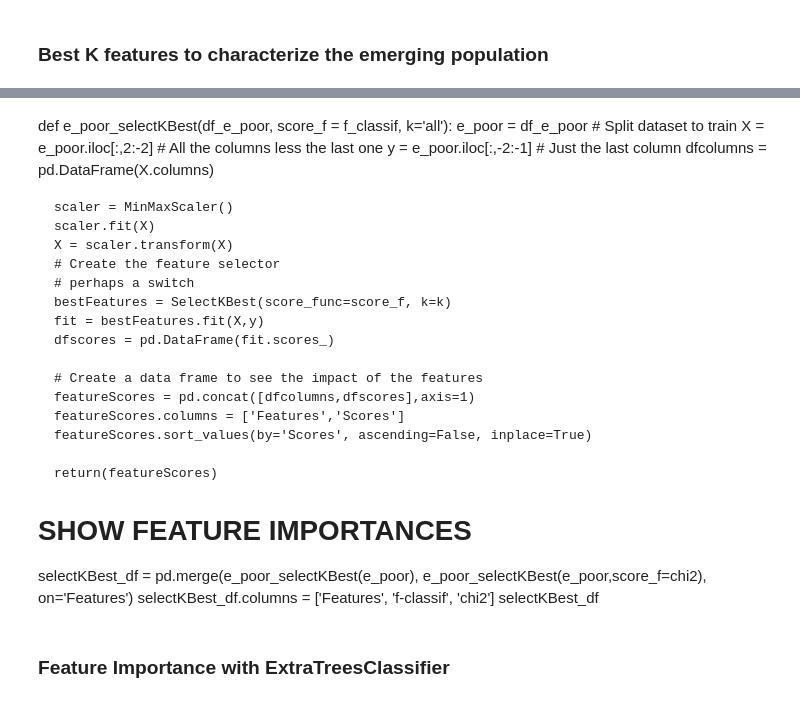
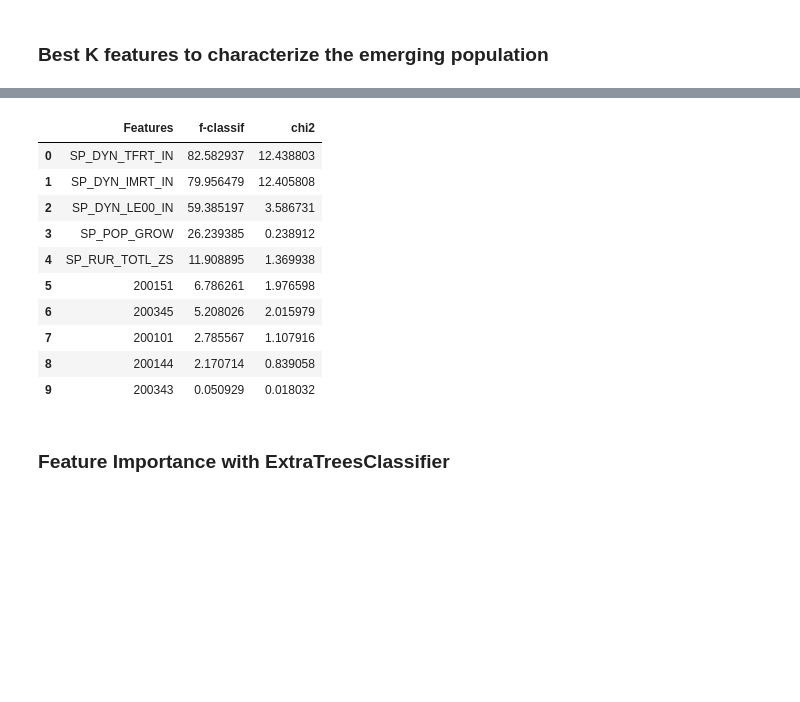
Before and after one commit to aaronabebe/DOPP, a Jupyter notebook: THE_NOTEBOOK_3.ipynb, the cells around one changed output, grey strips where cells are left out. Drawn from its saved outputs; the diff is of its cells as text; code cells hidden in the pictures; blank space fills up the shorter version.

```diff
--- a/THE_NOTEBOOK_3.ipynb
+++ b/THE_NOTEBOOK_3.ipynb
@@ -669,31 +672,43 @@ Correlation Matrix
 'All fertig pa pitura'
-# %% [markdown]
-def e_poor_selectKBest(df_e_poor, score_f = f_classif, k='all'):
-    e_poor = df_e_poor
-    # Split dataset to train
-    X = e_poor.iloc[:,2:-2] # All the columns less the last one
-    y = e_poor.iloc[:,-2:-1] # Just the last column
-    dfcolumns = pd.DataFrame(X.columns)
-
-    scaler = MinMaxScaler()
-    scaler.fit(X)
-    X = scaler.transform(X)
-    # Create the feature selector
-    # perhaps a switch
-    bestFeatures = SelectKBest(score_func=score_f, k=k)
-    fit = bestFeatures.fit(X,y)
-    dfscores = pd.DataFrame(fit.scores_)
-
-    # Create a data frame to see the impact of the features
-    featureScores = pd.concat([dfcolumns,dfscores],axis=1)
-    featureScores.columns = ['Features','Scores']
-    featureScores.sort_values(by='Scores', ascending=False, inplace=True)
-
-    return(featureScores)
-
-# SHOW FEATURE IMPORTANCES
-selectKBest_df = pd.merge(e_poor_selectKBest(e_poor), e_poor_selectKBest(e_poor,score_f=chi2), on='Features')
-selectKBest_df.columns = ['Features', 'f-classif', 'chi2']
-selectKBest_df
+# %%
+def e_poor_selectKBest(df_e_poor, score_f = f_classif, k='all'):
+    e_poor = df_e_poor
+    # Split dataset to train
+    X = e_poor.iloc[:,2:-2] # All the columns less the last one
+    y = e_poor.iloc[:,-2:-1] # Just the last column
+    dfcolumns = pd.DataFrame(X.columns)
+
+    scaler = MinMaxScaler()
+    scaler.fit(X)
+    X = scaler.transform(X)
+    # Create the feature selector
+    # perhaps a switch
+    bestFeatures = SelectKBest(score_func=score_f, k=k)
+    fit = bestFeatures.fit(X,y)
+    dfscores = pd.DataFrame(fit.scores_)
+
+    # Create a data frame to see the impact of the features
+    featureScores = pd.concat([dfcolumns,dfscores],axis=1)
+    featureScores.columns = ['Features','Scores']
+    featureScores.sort_values(by='Scores', ascending=False, inplace=True)
+
+    return(featureScores)
+
+# SHOW FEATURE IMPORTANCES
+selectKBest_df = pd.merge(e_poor_selectKBest(e_poor), e_poor_selectKBest(e_poor,score_f=chi2), on='Features')
+selectKBest_df.columns = ['Features', 'f-classif', 'chi2']
+selectKBest_df
+# %% [output]
+|  | Features | f-classif | chi2 |
+| 0 | SP_DYN_TFRT_IN | 82.582937 | 12.438803 |
+| 1 | SP_DYN_IMRT_IN | 79.956479 | 12.405808 |
+| 2 | SP_DYN_LE00_IN | 59.385197 | 3.586731 |
+| 3 | SP_POP_GROW | 26.239385 | 0.238912 |
+| 4 | SP_RUR_TOTL_ZS | 11.908895 | 1.369938 |
+| 5 | 200151 | 6.786261 | 1.976598 |
+| 6 | 200345 | 5.208026 | 2.015979 |
+| 7 | 200101 | 2.785567 | 1.107916 |
+| 8 | 200144 | 2.170714 | 0.839058 |
+| 9 | 200343 | 0.050929 | 0.018032 |
 # %% [markdown]
 ### Feature Importance with ExtraTreesClassifier
```
Also changed, not shown: parts of 10 cells of this notebook.
